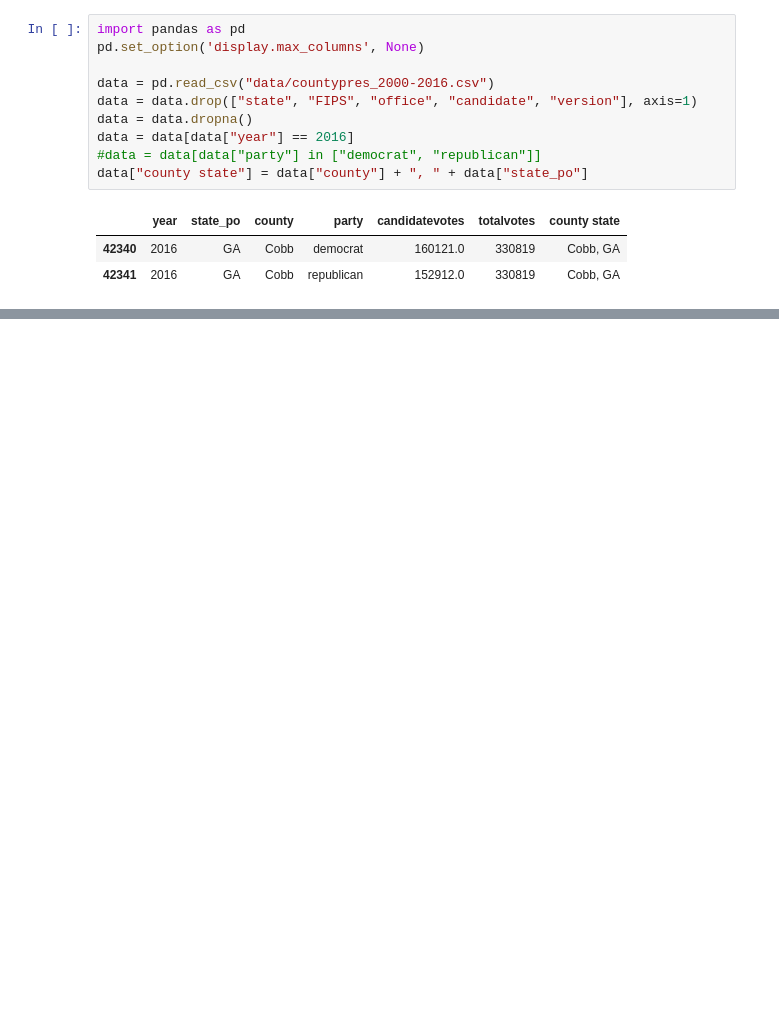
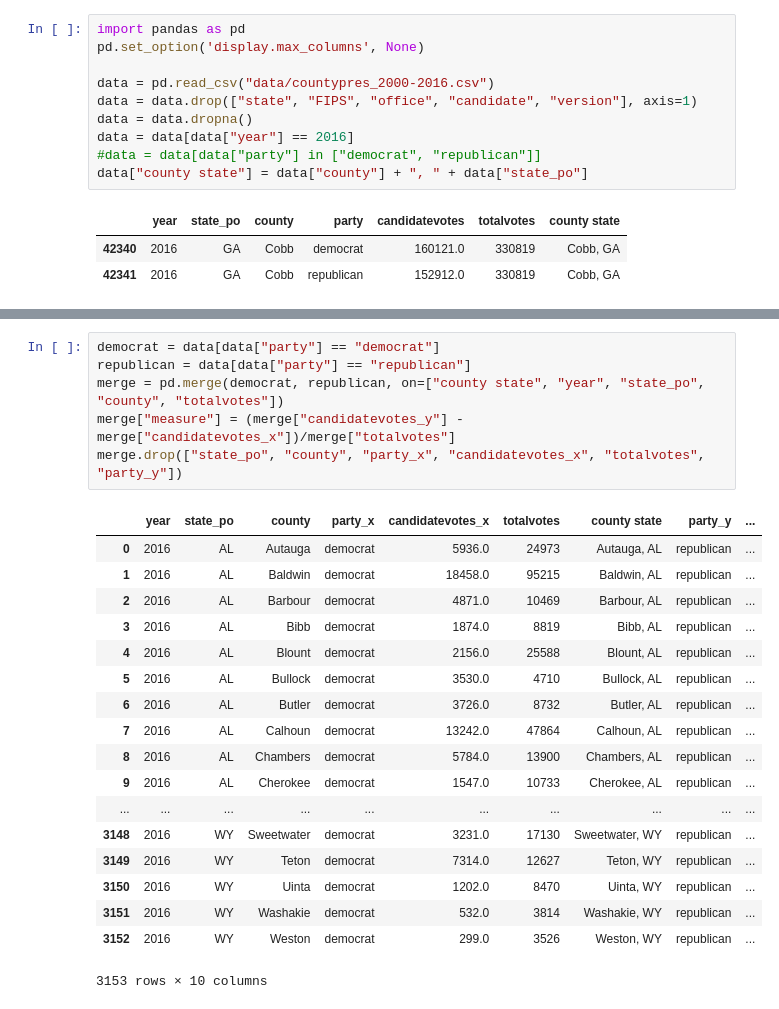
Before and after one commit to richik-ray/Moving-Dashboard, a Jupyter notebook: Data.ipynb, the cells around one changed output, grey strips where cells are left out. Cells and saved outputs as stored; diff of their text form; blank space fills up the shorter version.

```diff
--- a/Data.ipynb
+++ b/Data.ipynb
@@ -37,0 +42,25 @@ dataGroup.count()
+# %%
+democrat = data[data["party"] == "democrat"]
+republican = data[data["party"] == "republican"]
+merge = pd.merge(democrat, republican, on=["county state", "year", "state_po", "county", "totalvotes"])
+merge["measure"] = (merge["candidatevotes_y"] - merge["candidatevotes_x"])/merge["totalvotes"]
+merge.drop(["state_po", "county", "party_x", "candidatevotes_x", "totalvotes", "party_y"])
+# %% [output]
+|  | year | state_po | county | party_x | candidatevotes_x | totalvotes | county state | party_y | ... |
+| 0 | 2016 | AL | Autauga | democrat | 5936.0 | 24973 | Autauga, AL | republican | ... |
+| 1 | 2016 | AL | Baldwin | democrat | 18458.0 | 95215 | Baldwin, AL | republican | ... |
+| 2 | 2016 | AL | Barbour | democrat | 4871.0 | 10469 | Barbour, AL | republican | ... |
+| 3 | 2016 | AL | Bibb | democrat | 1874.0 | 8819 | Bibb, AL | republican | ... |
+| 4 | 2016 | AL | Blount | democrat | 2156.0 | 25588 | Blount, AL | republican | ... |
+| 5 | 2016 | AL | Bullock | democrat | 3530.0 | 4710 | Bullock, AL | republican | ... |
+| 6 | 2016 | AL | Butler | democrat | 3726.0 | 8732 | Butler, AL | republican | ... |
+| 7 | 2016 | AL | Calhoun | democrat | 13242.0 | 47864 | Calhoun, AL | republican | ... |
+| 8 | 2016 | AL | Chambers | democrat | 5784.0 | 13900 | Chambers, AL | republican | ... |
+| 9 | 2016 | AL | Cherokee | democrat | 1547.0 | 10733 | Cherokee, AL | republican | ... |
+| ... | ... | ... | ... | ... | ... | ... | ... | ... | ... |
+| 3148 | 2016 | WY | Sweetwater | democrat | 3231.0 | 17130 | Sweetwater, WY | republican | ... |
+| 3149 | 2016 | WY | Teton | democrat | 7314.0 | 12627 | Teton, WY | republican | ... |
+| 3150 | 2016 | WY | Uinta | democrat | 1202.0 | 8470 | Uinta, WY | republican | ... |
+| 3151 | 2016 | WY | Washakie | democrat | 532.0 | 3814 | Washakie, WY | republican | ... |
+| 3152 | 2016 | WY | Weston | democrat | 299.0 | 3526 | Weston, WY | republican | ... |
+3153 rows × 10 columns
```
Also changed, not shown: parts of 1 cell of this notebook, 1 other file.
